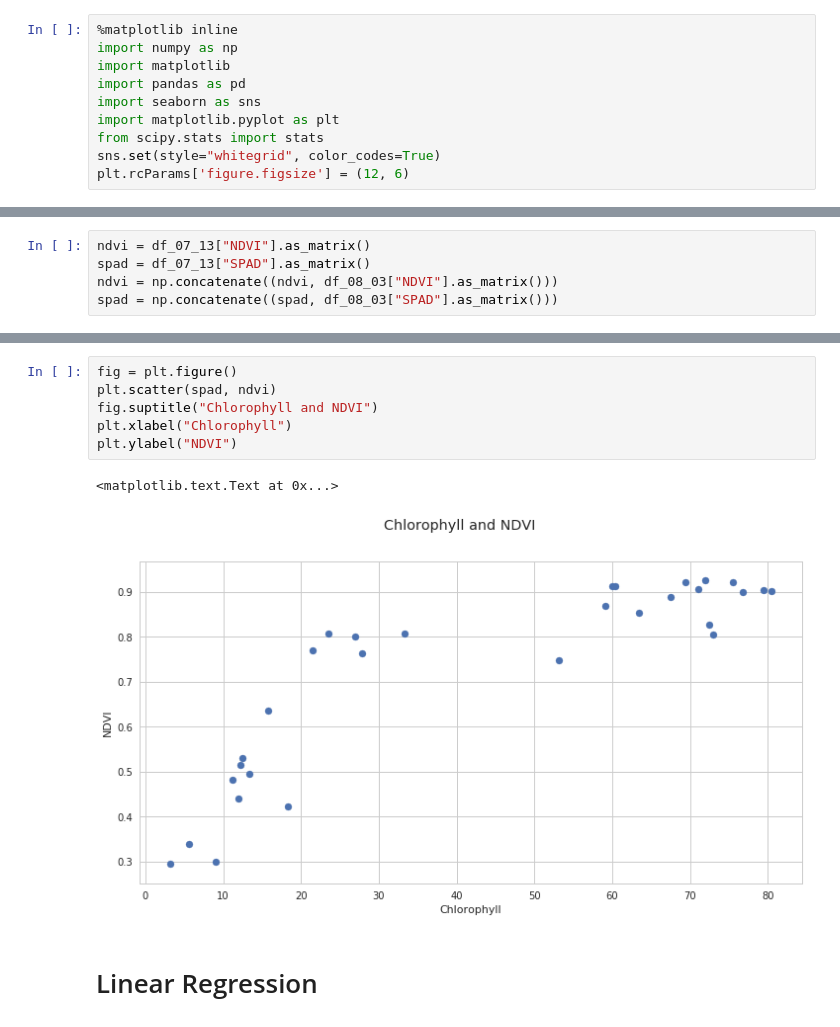
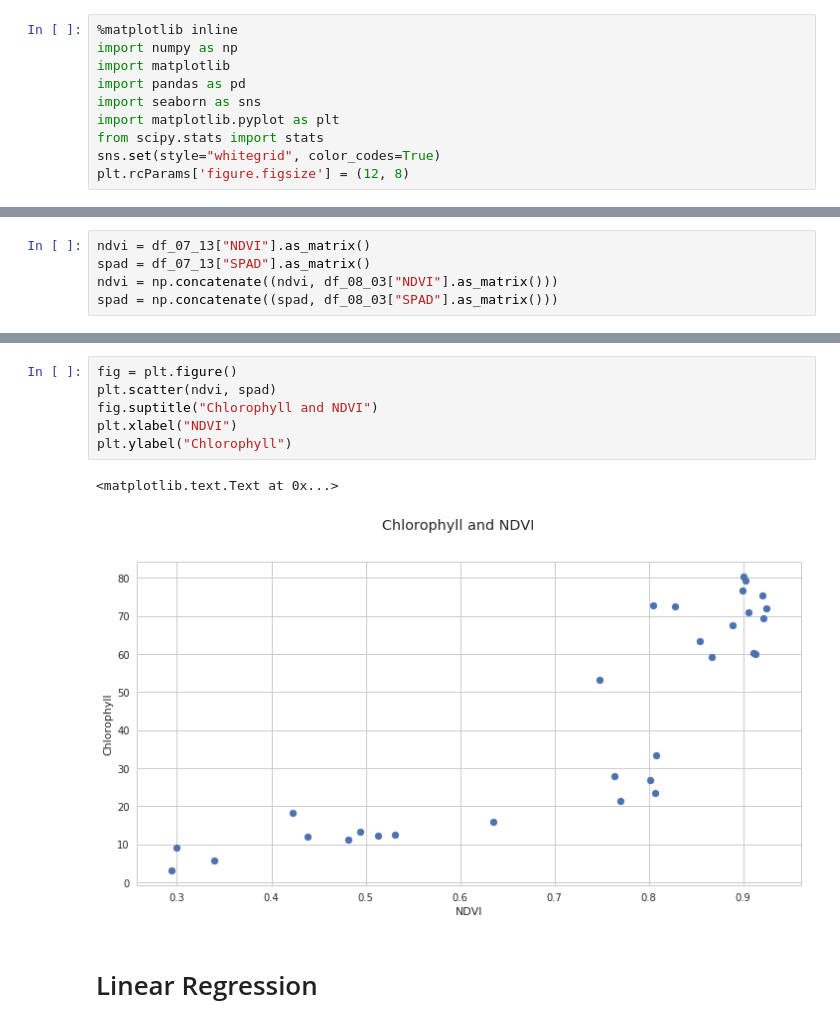
Before and after one commit to cheripai/thesis, a Jupyter notebook: notebooks/Orange_NDVI_SPAD.ipynb, the cells around one changed output, grey strips where cells are left out. Drawn from its saved outputs; the diff is of its cells as text.

```diff
--- a/notebooks/Orange_NDVI_SPAD.ipynb
+++ b/notebooks/Orange_NDVI_SPAD.ipynb
@@ -7,7 +7,7 @@ import seaborn as sns
 import matplotlib.pyplot as plt
 from scipy.stats import stats
 sns.set(style="whitegrid", color_codes=True)
-plt.rcParams['figure.figsize'] = (12, 6)
+plt.rcParams['figure.figsize'] = (12, 8)
 # %%
 df_07_13 = pd.read_csv("../data/Spreadsheet/2017-07-13.csv")
 df_08_03 = pd.read_csv("../data/Spreadsheet/2017-08-03.csv")
@@ -32,12 +32,12 @@ stats.pearsonr(spad, ndvi)
 # %%
 fig = plt.figure()
-plt.scatter(spad, ndvi)
+plt.scatter(ndvi, spad)
 fig.suptitle("Chlorophyll and NDVI")
-plt.xlabel("Chlorophyll")
-plt.ylabel("NDVI")
+plt.xlabel("NDVI")
+plt.ylabel("Chlorophyll")
 # %% [output]
 <matplotlib.text.Text at 0x...>
-[figure, old version]
+[figure, new version]
 # %% [markdown]
 # Linear Regression
 # %%
```
Also changed, not shown: parts of 9 cells of this notebook, 1 other file.
